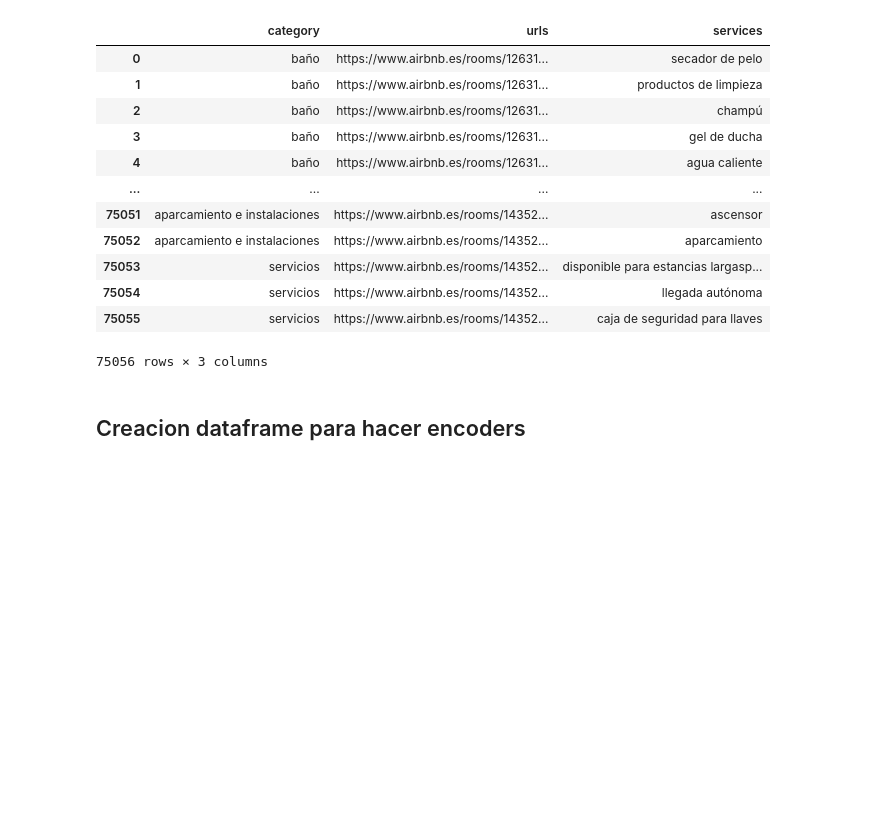
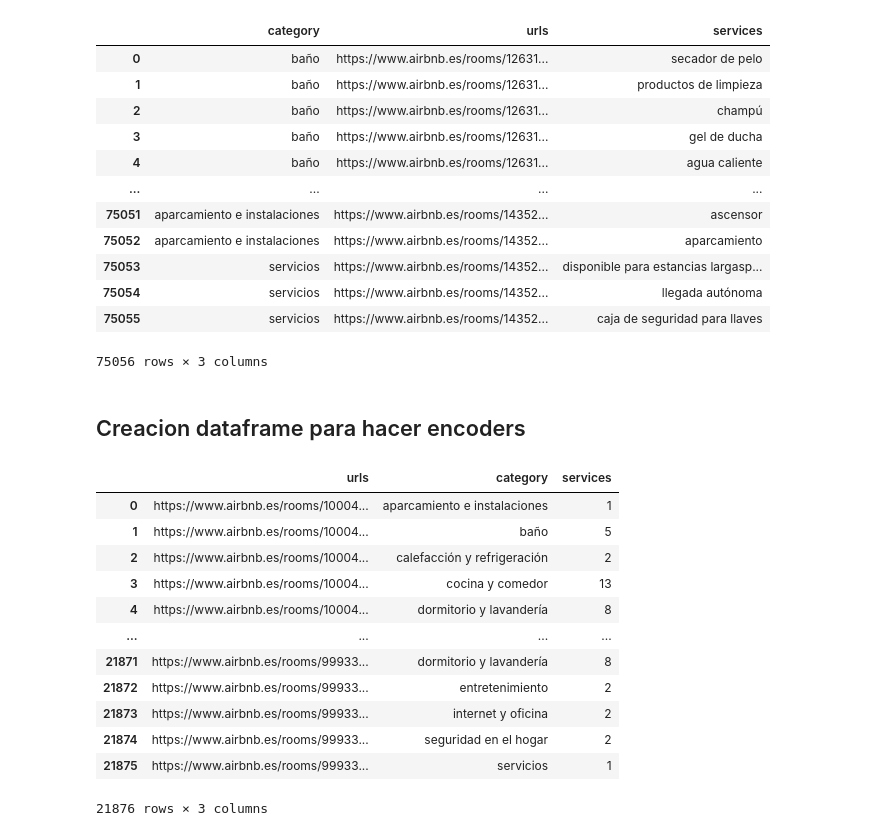
Before and after one commit to DiogoBernardoPT/Proyecto-Final-Bootcamp---Dream-Team, a Jupyter notebook: ETL - Fase 2 - Limpieza.ipynb, the cells around one changed output. Drawn from its saved outputs; the diff is of its cells as text; code cells hidden in the pictures; blank space fills up the shorter version.

```diff
--- a/ETL - Fase 2 - Limpieza.ipynb
+++ b/ETL - Fase 2 - Limpieza.ipynb
@@ -723,5 +721,19 @@ df3 = pd.merge(left = df1, right = df2,how = 'inner',on = "urls")
 # Preparamos el df con las variables a analizar
 df_services_merged = df3[['urls','prices_per_night','category','services']]
 # %%
-# Contamos el numero de servicios que tiene cada habitacion de cada categoria
-df4 = df_services_merged.groupby(by = ["urls", "category"], as_index = False).agg({"services" : "count"})
+df_table = df_services_merged.groupby(by = ["urls", "category"], as_index = False).agg({"services" : "count"})
+df_table
+# %% [output]
+|  | urls | category | services |
+| 0 | https://www.airbnb.es/rooms/10004... | aparcamiento e instalaciones | 1 |
+| 1 | https://www.airbnb.es/rooms/10004... | baño | 5 |
+| 2 | https://www.airbnb.es/rooms/10004... | calefacción y refrigeración | 2 |
+| 3 | https://www.airbnb.es/rooms/10004... | cocina y comedor | 13 |
+| 4 | https://www.airbnb.es/rooms/10004... | dormitorio y lavandería | 8 |
+| ... | ... | ... | ... |
+| 21871 | https://www.airbnb.es/rooms/99933... | dormitorio y lavandería | 8 |
+| 21872 | https://www.airbnb.es/rooms/99933... | entretenimiento | 2 |
+| 21873 | https://www.airbnb.es/rooms/99933... | internet y oficina | 2 |
+| 21874 | https://www.airbnb.es/rooms/99933... | seguridad en el hogar | 2 |
+| 21875 | https://www.airbnb.es/rooms/99933... | servicios | 1 |
+21876 rows × 3 columns
```
Also changed, not shown: parts of 16 cells of this notebook, 1 other file.
